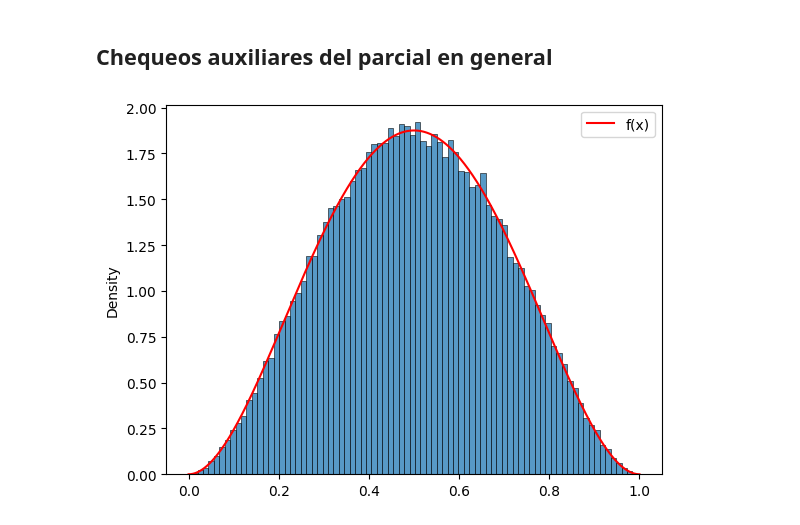
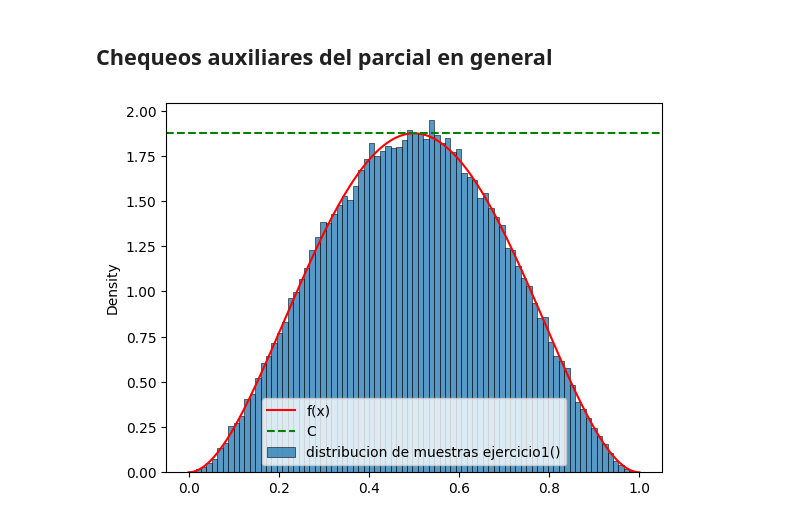
Before and after one commit to vmatiasw/modelos_y_simulacion, a Jupyter notebook: viola_matias_parcial2.ipynb, the cells around one changed output. Drawn from its saved outputs; the diff is of its cells as text; code cells hidden in the pictures.

```diff
--- a/viola_matias_parcial2.ipynb
+++ b/viola_matias_parcial2.ipynb
@@ -32,15 +32,17 @@ import matplotlib.pyplot as plt
 # %%
 def f(x):
   return 30 * (x**2 - 2*x**3 + x**4)
 
 dom = np.linspace(0,1,1000)
 y = [f(x) for x in dom]
 
 sns.lineplot(x=dom, y=y, color='red', label='f(x)')
 sns.histplot(muestras_ej1, stat='density', label='distribucion de muestras ejercicio1()')
+plt.axhline(C, color='green', linestyle='--', label='C')
+plt.legend()
 plt.show()
 # %% [output]
-[figure, old version]
+[figure, new version]
 # %%
 def iteraciones_ejercicio1():
   contador_de_iteraciones = 0
```
Also changed, not shown: parts of 5 cells of this notebook.
